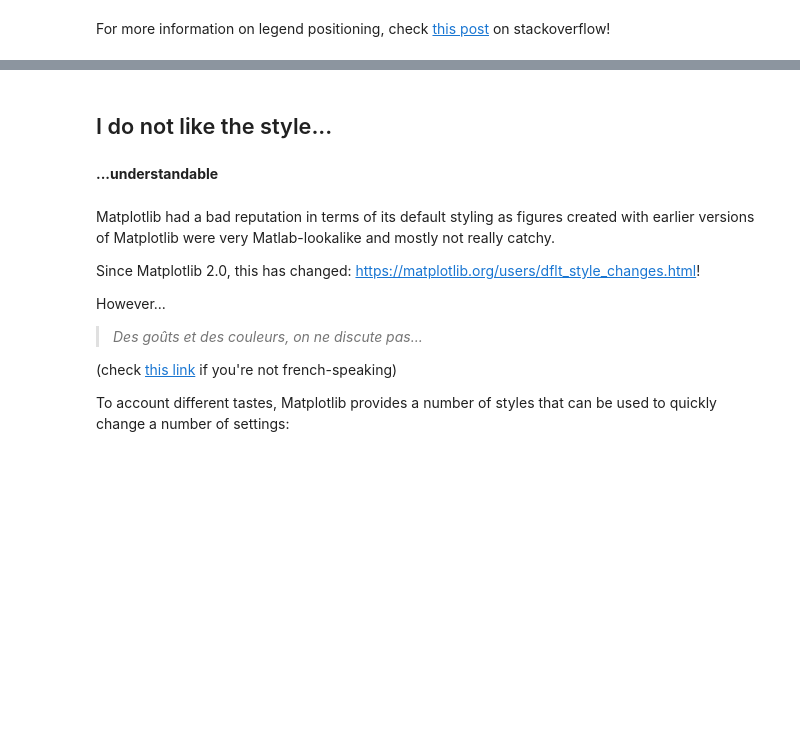
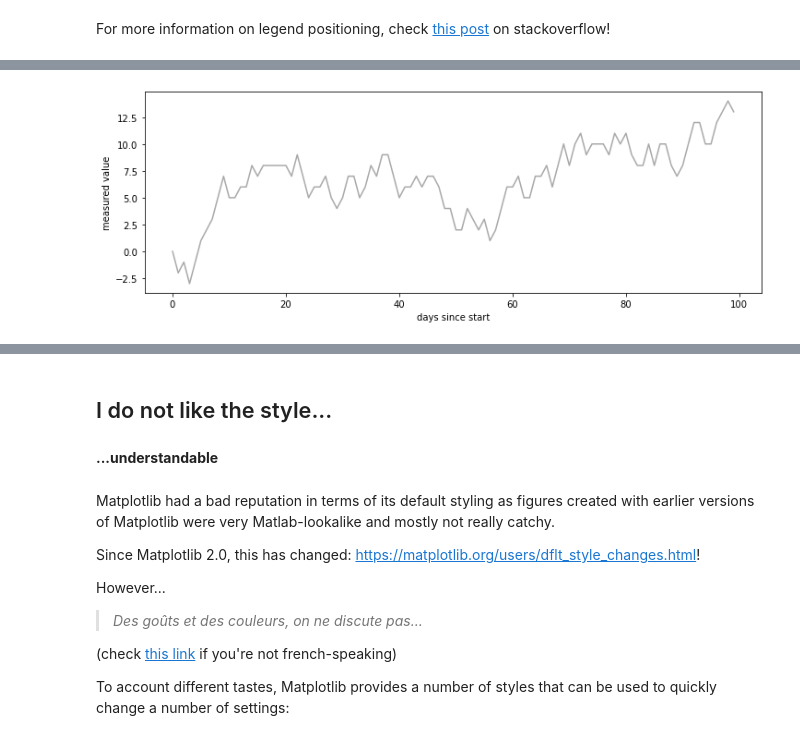
Before and after one commit to jorisvandenbossche/course-python-data, a Jupyter notebook: notebooks/visualization_01_matplotlib.ipynb, the cells around one changed output, grey strips where cells are left out. Saved outputs shown, nothing was run; the diff lists cells and outputs as text; code cells hidden in the pictures; blank space fills up the shorter version.

```diff
--- a/notebooks/visualization_01_matplotlib.ipynb
+++ b/notebooks/visualization_01_matplotlib.ipynb
@@ -160,0 +168,3 @@ For more information on legend positioning, check [this post](http://stackoverfl
+# %%
+data = np.random.randint(-2, 3, 100).cumsum()
+data
@@ -160,0 +195,8 @@ For more information on legend positioning, check [this post](http://stackoverfl
+# %%
+fig, ax  = plt.subplots(figsize=(12, 4))
+
+ax.plot(data, color='darkgrey')
+ax.set_xlabel('days since start');
+ax.set_ylabel('measured value');
+# %% [output]
+[figure, added]
```
Also changed, not shown: parts of 22 cells of this notebook, 1 other file.
